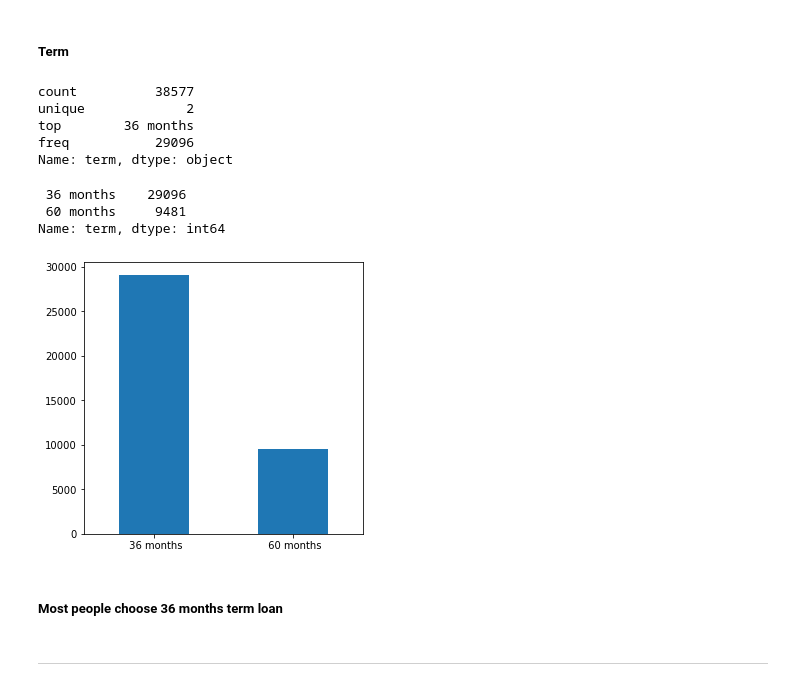
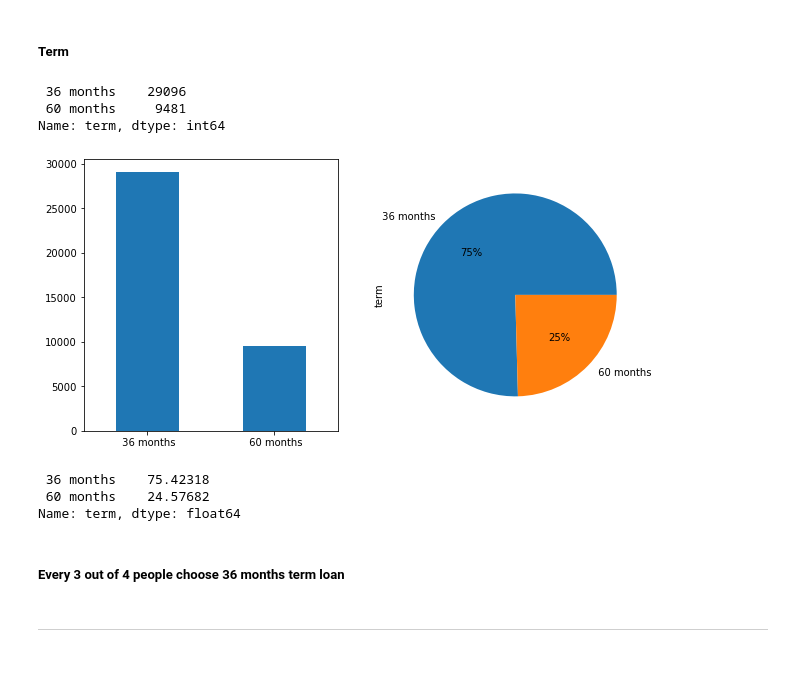
Before and after one commit to ayushxx7/EDA-LendingClubCaseStudy, a Jupyter notebook: LendingClubCaseStudy.ipynb, the cells around one changed output. Saved outputs shown, nothing was run; the diff lists cells and outputs as text; code cells hidden in the pictures.

```diff
--- a/LendingClubCaseStudy.ipynb
+++ b/LendingClubCaseStudy.ipynb
@@ -769,5 +777,5 @@ Fully Paid     32950
 Charged Off     5627
 Name: loan_status, dtype: int64
 # %%
-loan_df.loan_status = loan_df.loan_status.apply(lambda x: int(x.replace('Fully Paid', '1').replace('Charged Off', '0')))
+loan_df['loan_status_num'] = loan_df.loan_status.apply(lambda x: int(x.replace('Fully Paid', '1').replace('Charged Off', '0')))
 # %%
@@ -813,5 +821,5 @@ loan_df.zip_code.value_counts().head()
 070xx    455
 Name: zip_code, dtype: int64
 # %%
-loan_df.zip_code = loan_df.zip_code.apply(lambda x: int(x.replace('xx', '')))
+loan_df.zip_code = loan_df.zip_code.apply(lambda x: str(x.replace('xx', '')))
 # %%
@@ -851,3 +866,5 @@ E     2663
 F      976
 G      299
 Name: grade, dtype: int64
+# %%
+loan_df['grade_num'] = loan_df.grade.apply(lambda x: int(x.replace('A', '6').replace('B', '5').replace('C', '4').replace('D', '3').replace('E', '2').replace('F', '1').replace('G', '0')))
@@ -888,0 +913,3 @@ loan_df.loc[:,['grade', 'sub_grade']]
+# %%
+loan_df['sub_grade_num'] = loan_df.sub_grade.apply(lambda x: x.replace('6', '1').replace('5', '2').replace('4', '3').replace('3', '2').replace('2', '1').replace('1', '0').replace('G', '0'))
+loan_df['sub_grade_num'] = loan_df.sub_grade.apply(lambda x: int(x.replace('A', '6').replace('B', '5').replace('C', '4').replace('D', '3').replace('E', '2').replace('F', '1').replace('G', '0')))
@@ -996,11 +1034,3 @@ Observations:
 ---
 # %% [markdown]
 ##### Term
-# %%
-loan_df.term.describe()
-# %% [output]
-count          38577
-unique             2
-top        36 months
-freq           29096
-Name: term, dtype: object
@@ -1013,14 +1041,21 @@ loan_df.term.value_counts()
  60 months     9481
 Name: term, dtype: int64
 # %%
-fig, (ax1) = plt.subplots(1, 1, figsize=(5,5))
+fig, (ax1, ax2) = plt.subplots(1, 2, figsize=(10,5))
 
 loan_df.term.value_counts().plot(kind='bar', ax=ax1)
-ax1.set_xticklabels(ax2.get_xticklabels(), rotation=0)
+loan_df.term.value_counts().plot(kind='pie', ax=ax2, autopct='%1.0f%%')
+ax1.set_xticklabels(ax1.get_xticklabels(), rotation=0)
 plt.show()
 # %% [output]
-[figure, old version]
+[figure, new version]
+# %%
+loan_df.term.value_counts(normalize=True)*100
+# %% [output]
+ 36 months    75.42318
+ 60 months    24.57682
+Name: term, dtype: float64
 # %% [markdown]
-##### Most people choose 36 months term loan
+##### Every 3 out of 4 people choose 36 months term loan
 # %% [markdown]
 ---
```
Also changed, not shown: parts of 32 cells of this notebook.
